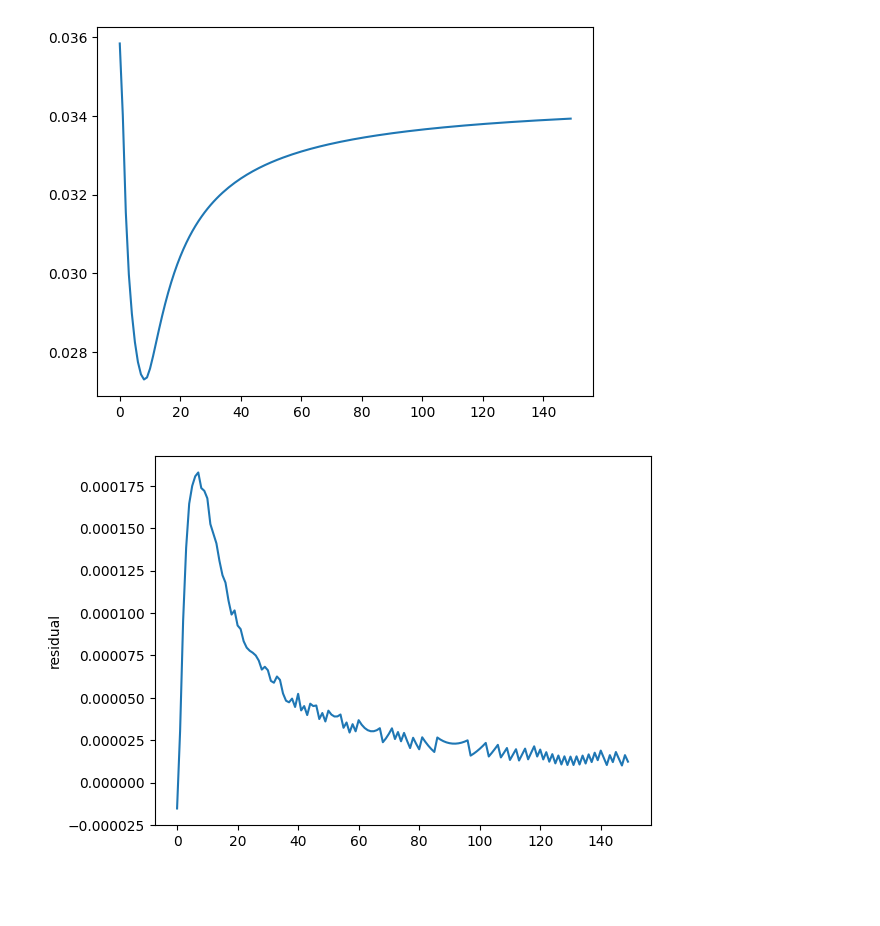
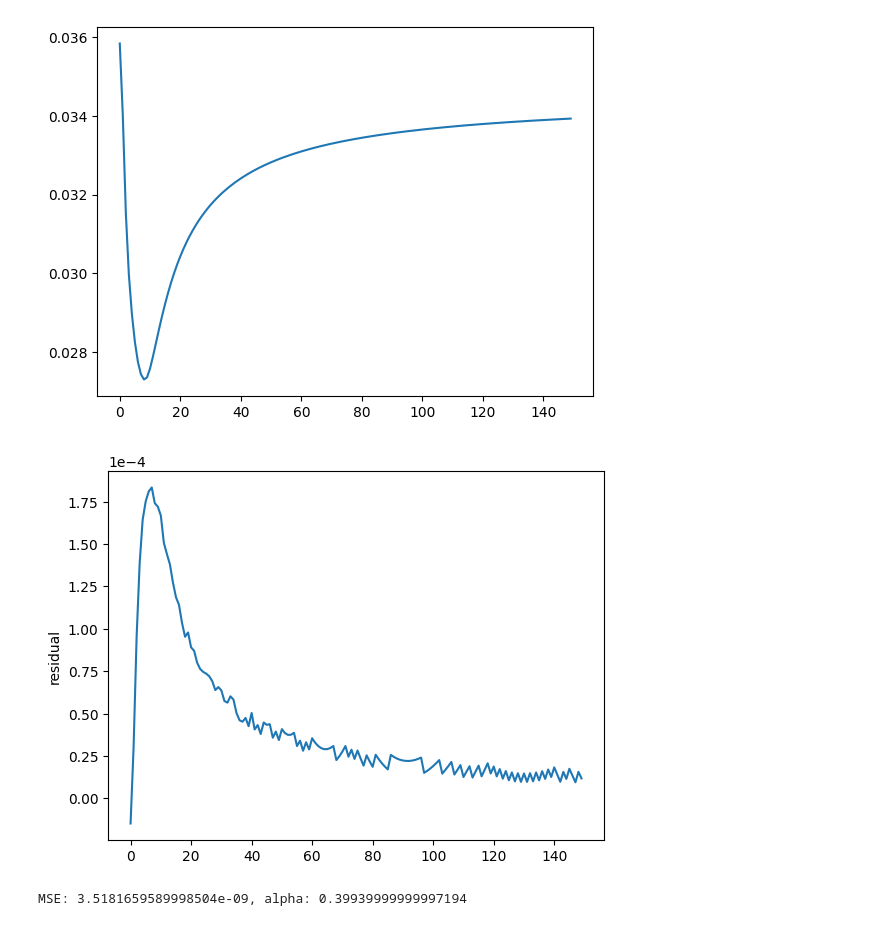
Before and after one commit to holmen1/smith-wilson-par, a Jupyter notebook: demo.ipynb, the cells around one changed output. Drawn from its saved outputs; the diff is of its cells as text; code cells hidden in the pictures; blank space fills up the shorter version.

Commit message:
Add alpha

```diff
--- a/demo.ipynb
+++ b/demo.ipynb
@@ -6,11 +6,15 @@ from smithwilson import RiskFreeRates
 rates = np.array([0.03405, 0.03164, 0.02914, 0.02753])
 maturities = np.array([2, 3, 5, 10])
 projection = np.arange(1, 151)
+#projection = np.arange(1, 12)
 ufr = 0.0345
-alpha = 0.397593
+alpha0 = 0.397593
+convergence_maturity = 20
+tol = 1e-4
 # %%
-RFR = RiskFreeRates(rates, maturities, projection, ufr, alpha)
-r = RFR.rates()
+RFR = RiskFreeRates(rates, maturities, projection, ufr, convergence_maturity, tol)
+# %%
+alpha, r = RFR.result
 # %%
 plt.plot(r)
 # %% [output]
@@ -20,10 +24,14 @@ plt.plot(r)
 eiopa = np.genfromtxt('Data/SE_31_3_2023_SWP_LLP_10_EXT_10_UFR_345.csv')
 # %%
 plt.plot(eiopa-r)
-plt.ticklabel_format(axis='y', style='sci')
+plt.ticklabel_format(axis='y', style='sci', scilimits=(0, 0))
 plt.ylabel('residual')
 plt.show()
 # %% [output]
-[figure, old version]
+[figure, new version]
 # %%
 mse = (np.square(eiopa - r)).mean()
+# %%
+print(f'MSE: {mse}, alpha: {alpha}')
+# %% [output]
+MSE: 3.5181659589998504e-09, alpha: 0.39939999999997194
```
Also changed, not shown: parts of 8 cells of this notebook, 2 other files.
